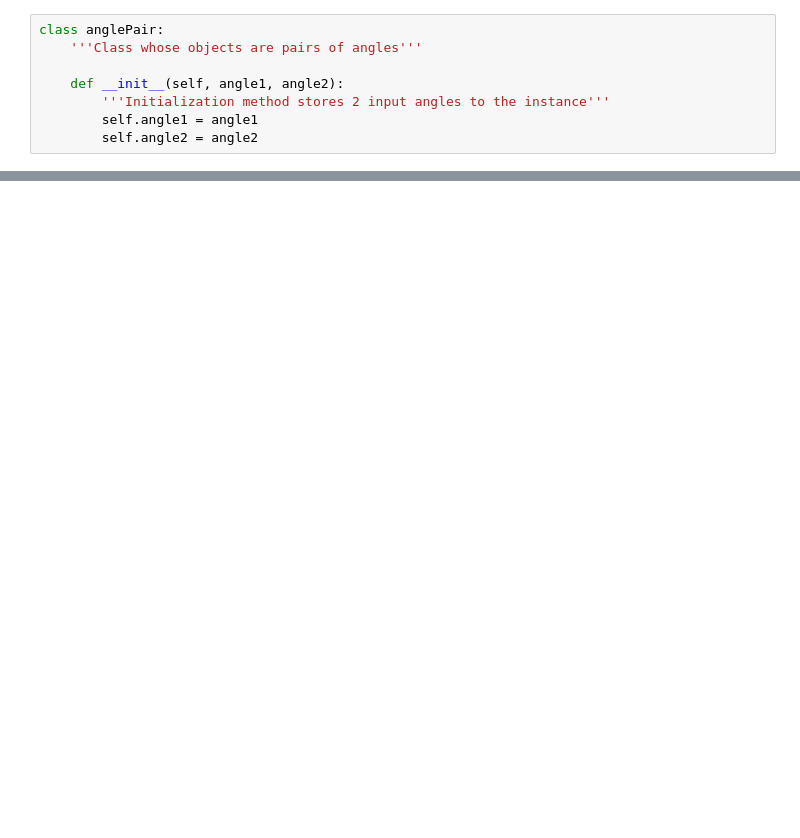
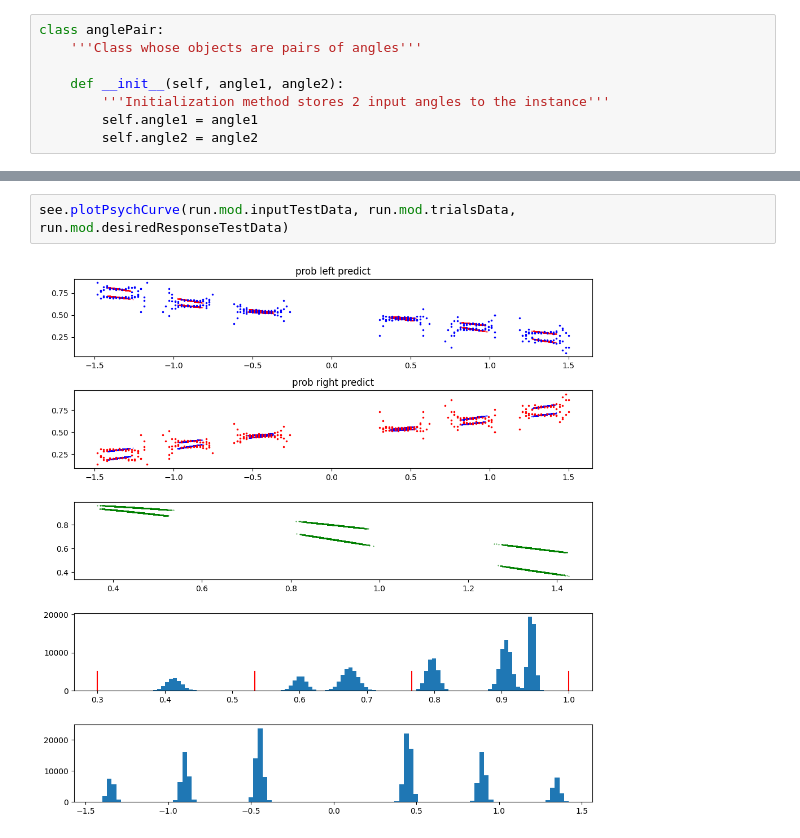
Before and after one commit to jshengen/OOPBinaryClassification, a Jupyter notebook: 3OutsObjectOriented.ipynb, the cells around one changed output, grey strips where cells are left out. Cells and saved outputs as stored; diff of their text form; blank space fills up the shorter version.

```diff
--- a/3OutsObjectOriented.ipynb
+++ b/3OutsObjectOriented.ipynb
@@ -1819,0 +1277,4 @@ decisionMaker.RIGHTCHOICEVAL
+# %%
+see.plotPsychCurve(run.mod.inputTestData, run.mod.trialsData, run.mod.desiredResponseTestData)
+# %% [output]
+[figure, added]
```
Also changed, not shown: parts of 39 cells of this notebook.
